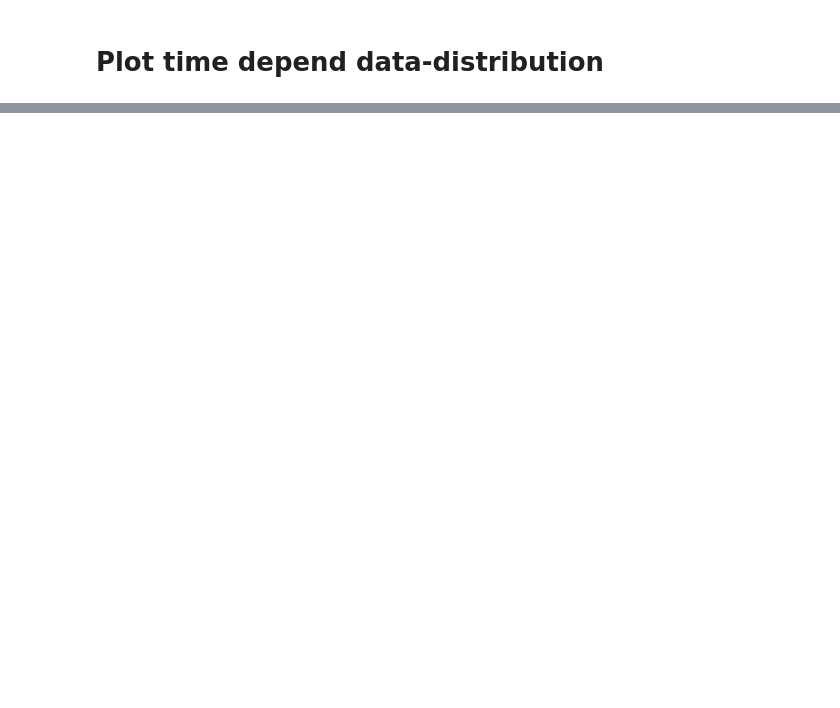
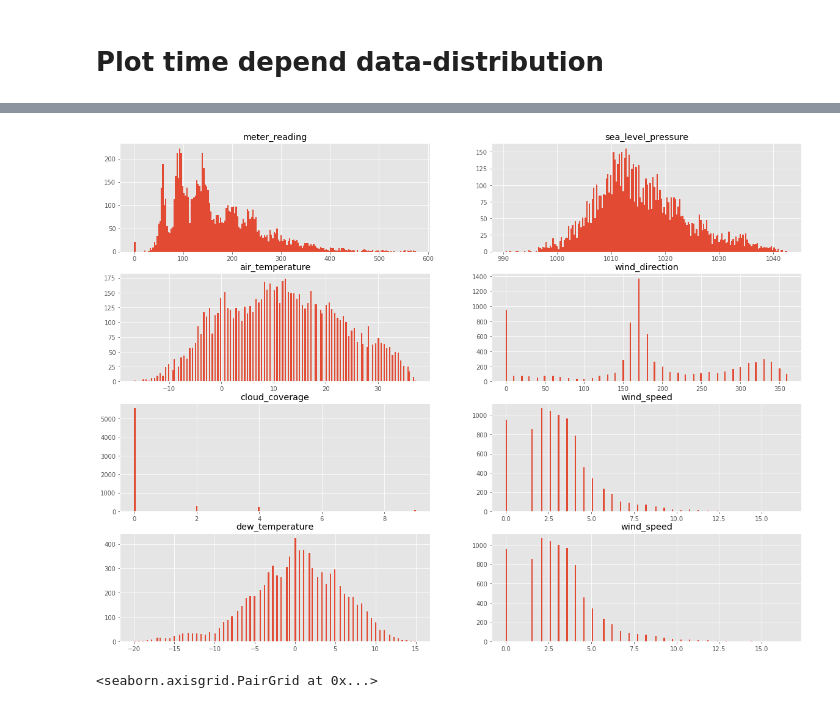
Before and after one commit to Latterlig96/KaggleHeatpredict, a Jupyter notebook: Preprocess-checkpoint.ipynb, the cells around one changed output, grey strips where cells are left out. Saved outputs shown, nothing was run; the diff lists cells and outputs as text; code cells hidden in the pictures; blank space fills up the shorter version.

```diff
--- a/Preprocess-checkpoint.ipynb
+++ b/Preprocess-checkpoint.ipynb
@@ -171,4 +192,22 @@ def BuildingInfo(BuildId):
         if i >3:
             j +=1
             i=0
+# %%
+def DataVerify(BuildId):
+    dates1 = train.loc[train['building_id'] == BuildId]
+
+    fig, axes = plt.subplots(4,2,figsize=(20,15))
+
+    i,j=0,0
+    for column in TimeAndBuildingDependencies:
+        temp_data = pd.Series(dates1["{}".format(column)])
+
+        _ = axes[i,j].hist(temp_data, bins=200)
+
+        axes[i,j].set_title("{}".format(column))
+
+        i += 1
+        if i >3:
+            j +=1
+            i=0
 # %%
@@ -176,4 +217,10 @@ BuildingInfo(1102)
+# %%
+DataVerify(1002)
+# %% [output]
+[figure, added]
 # %%
 import seaborn as sns
 # %%
-sns.pairplot(data=PoorTrain, x_vars='timestamp',y_vars='air_temperature')
+sns.pairplot(data=train, x_vars='timestamp',y_vars='air_temperature')
+# %% [output]
+<seaborn.axisgrid.PairGrid at 0x...>
```
Also changed, not shown: parts of 10 cells of this notebook, 1 other file.
